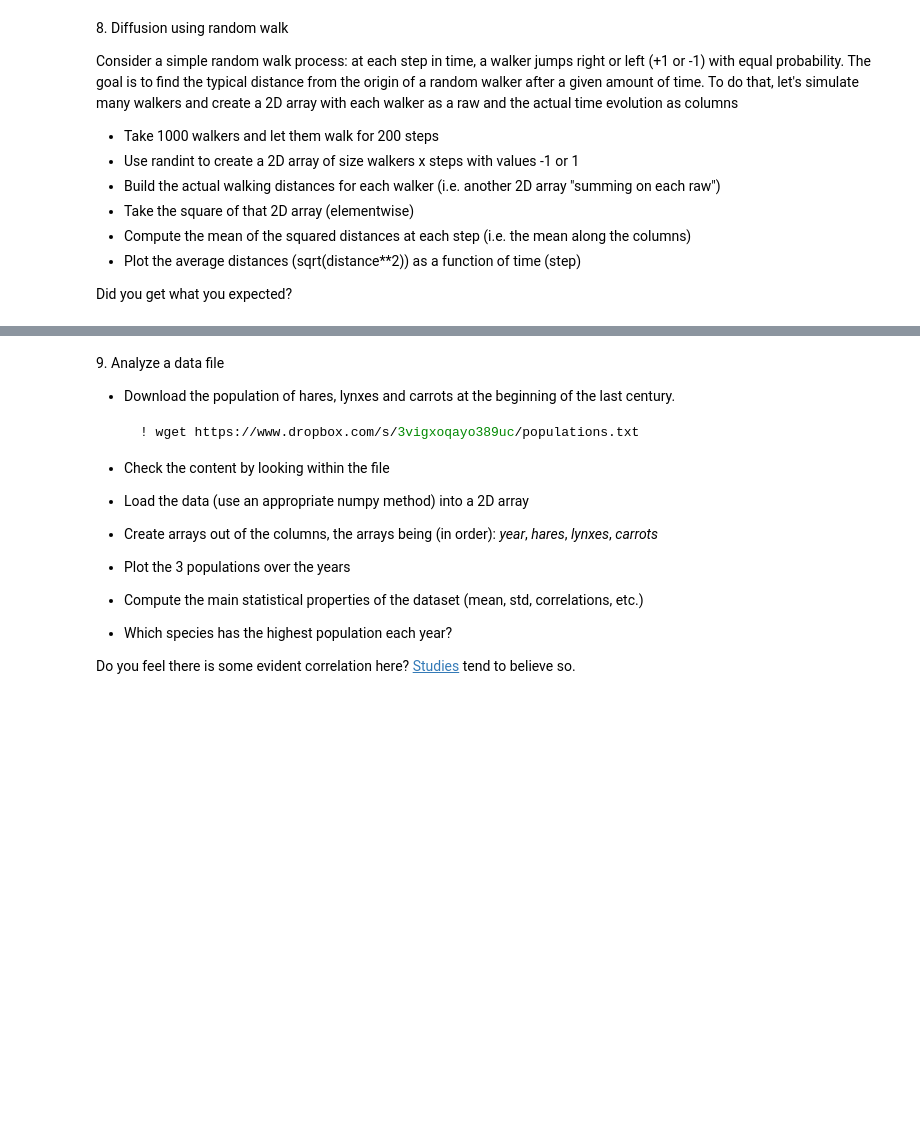
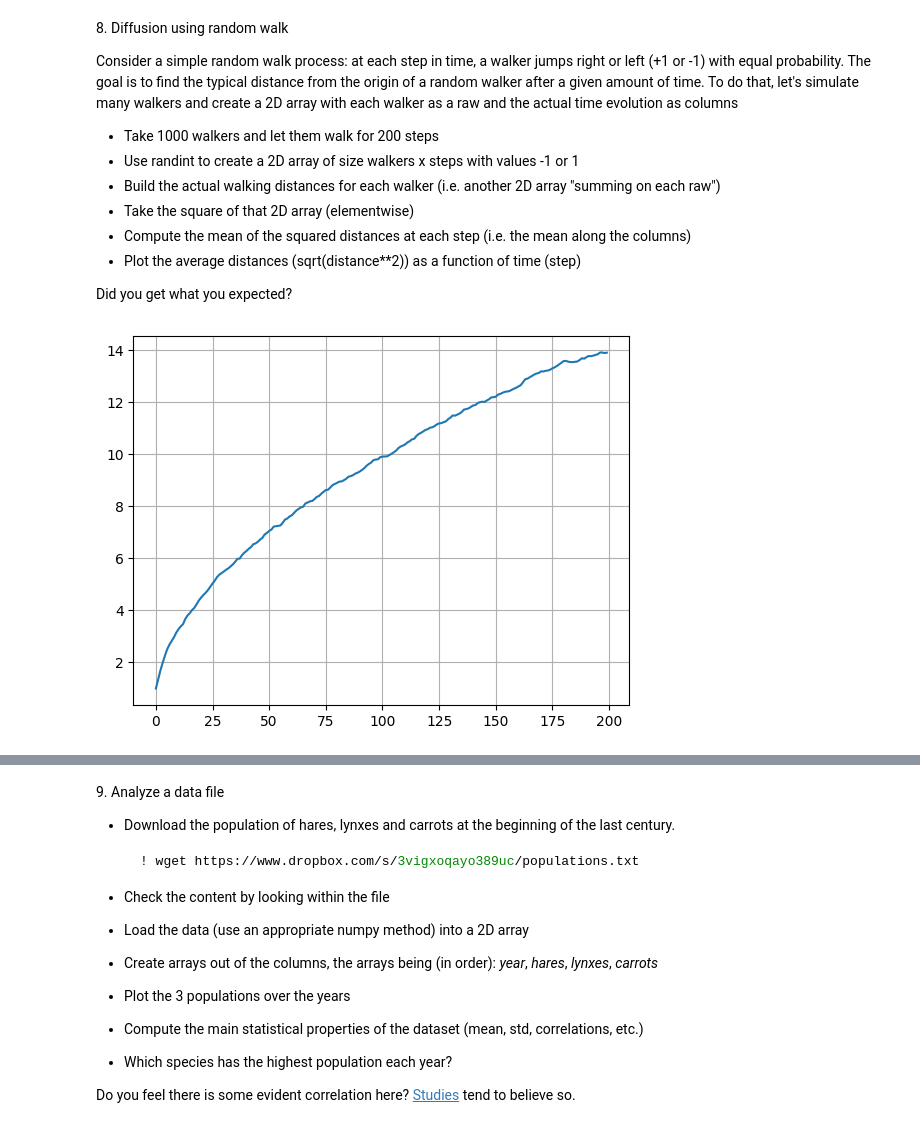
Before and after one commit to luca-dituri/LaboratoryOfComputationalPhysics_Y8, a Jupyter notebook: 04ex_Numpy.ipynb, the cells around one changed output, grey strips where cells are left out. Drawn from its saved outputs; the diff is of its cells as text; code cells hidden in the pictures; blank space fills up the shorter version.

```diff
--- a/04ex_Numpy.ipynb
+++ b/04ex_Numpy.ipynb
@@ -176,3 +199,16 @@ The corresponding positions in miles are: 0, 198, 303, 736, 871, 1175, 1475, 154
   * Apply the mask to obtain an array of ordered prime numbers
   * Check the performances (timeit); how does it scale with N?
   * Implement the optimization suggested in the [sieve of Eratosthenes](https://en.wikipedia.org/wiki/Sieve_of_Eratosthenes)
+# %%
+n = 100
+isprime = np.zeros(n,bool)
+
+for i in range(2,n):
+    p = True
+    for j in range(2,i-1):
+        if i%j==0:
+            p = False
+    if p:
+        isprime[i] = not(isprime[i])
+
+print(f"Numeri primi trovati tra 0 e {n-1}:",np.array(range(n))[isprime])
@@ -192,3 +289,18 @@ To do that, let's simulate many walkers and create a 2D array with each walker a
   * Plot the average distances (sqrt(distance\*\*2)) as a function of time (step)
 
 Did you get what you expected?
+# %%
+import numpy as np
+from matplotlib import pyplot as plt
+steps = 200
+
+walkers = np.random.randint(-1,1,(1000,steps))*2+1
+distance_walked = [sum(walkers[i]) for i in range(len(walkers[0]))] #sum every row
+dist = np.cumsum(walkers,axis=1)
+dist2 = dist**2
+meandist2 = np.mean(dist2,axis=0)
+plt.plot(np.sqrt(meandist2))#kind of sqrt
+#plt.plot(meandist2)#kind of linear
+plt.grid()
+# %% [output]
+[figure, added]
```
Also changed, not shown: parts of 4 cells of this notebook, 4 other files.
